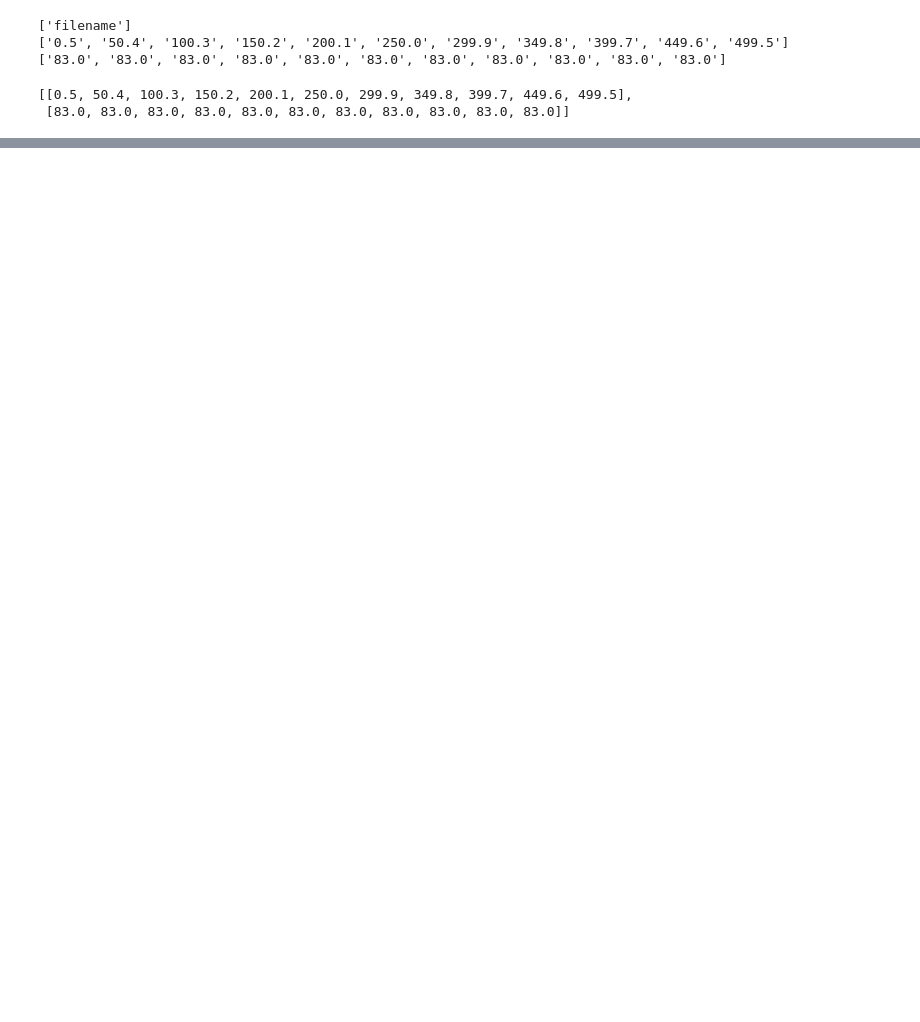
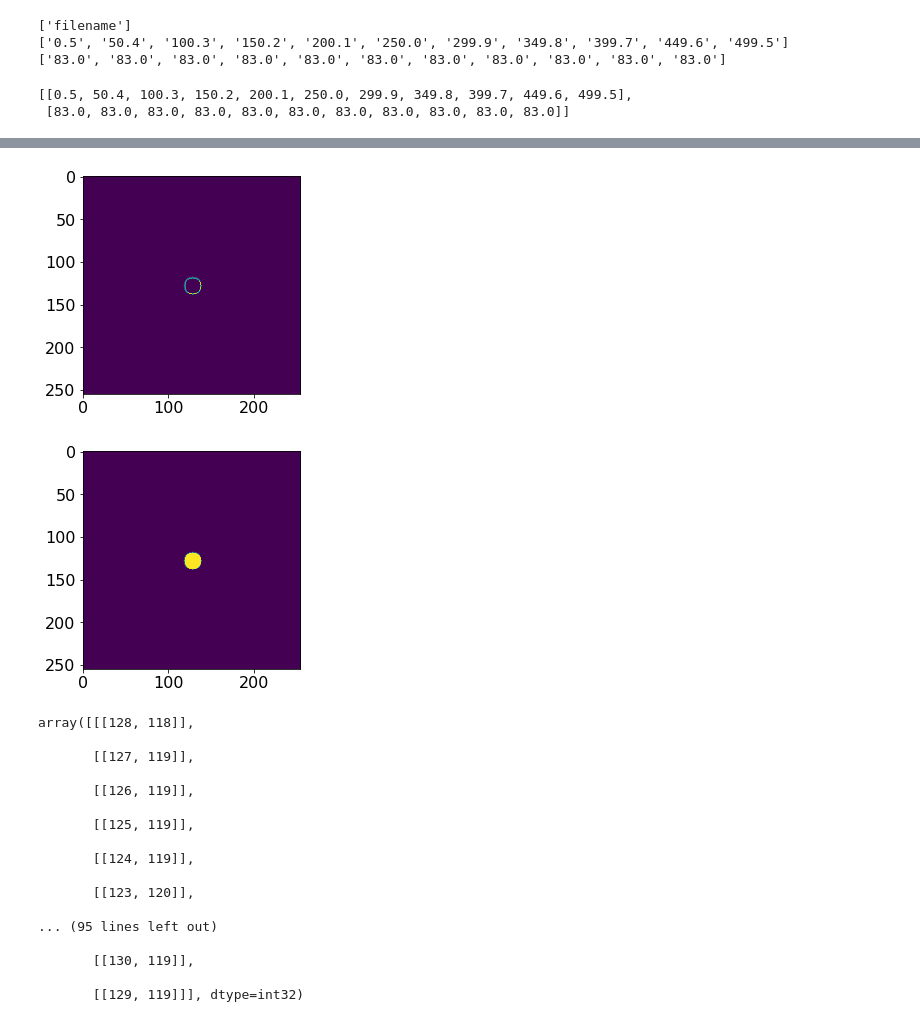
Before and after one commit to johnnewto/MauiTracker, a Jupyter notebook: scratch/csv.ipynb, the cells around one changed output, grey strips where cells are left out. Saved outputs shown, nothing was run; the diff lists cells and outputs as text; code cells hidden in the pictures; blank space fills up the shorter version.

```diff
--- a/scratch/csv.ipynb
+++ b/scratch/csv.ipynb
@@ -53,0 +86,43 @@ readcsv('filename')
+# %%
+import cv2
+import matplotlib.pyplot as plt
+import numpy as np
+
+# Lets first create a contour to use in example
+cir = np.zeros((255,255))
+cv2.circle(cir,(128,128),10,1)
+res = cv2.findContours(cir.astype(np.uint8), cv2.RETR_EXTERNAL, cv2.CHAIN_APPROX_NONE)
+contours = res[-2] # for cv2 v3 and v4+ compatibility
+
+# An open circle; the points are in contours[0]
+plt.figure()
+plt.imshow(cir)
+
+# Option 1: Using fillPoly
+img_pl = np.zeros((255,255))
+cv2.fillPoly(img_pl,pts=contours,color=(255,255,255))
+plt.figure()
+plt.imshow(img_pl)
+
+plt.show()
+contours[0]
+# %% [output]
+[figure, added]
+[figure, added]
+array([[[128, 118]],
+
+       [[127, 119]],
+
+       [[126, 119]],
+
+       [[125, 119]],
+
+       [[124, 119]],
+
+       [[123, 120]],
+
+... (95 lines left out)
+
+       [[130, 119]],
+
+       [[129, 119]]], dtype=int32)
```
Also changed, not shown: parts of 5 cells of this notebook, 4 other files.
